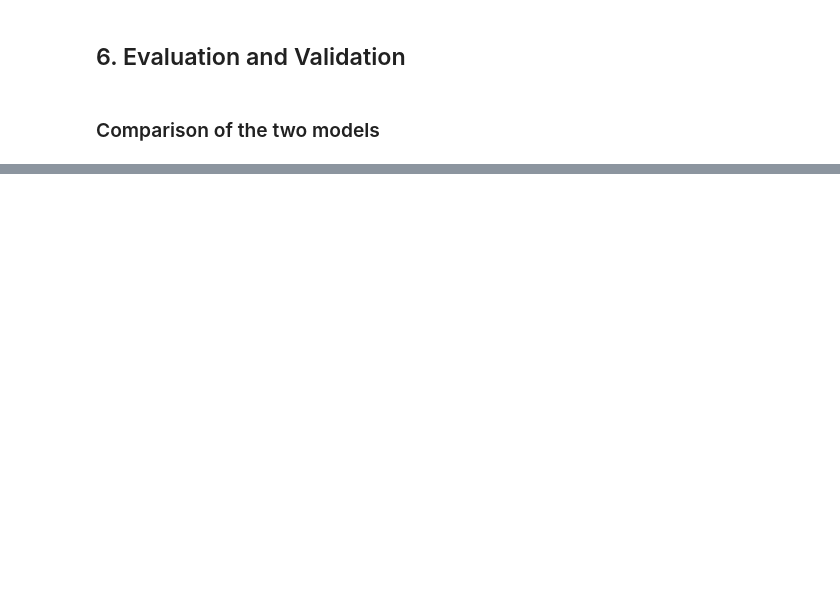
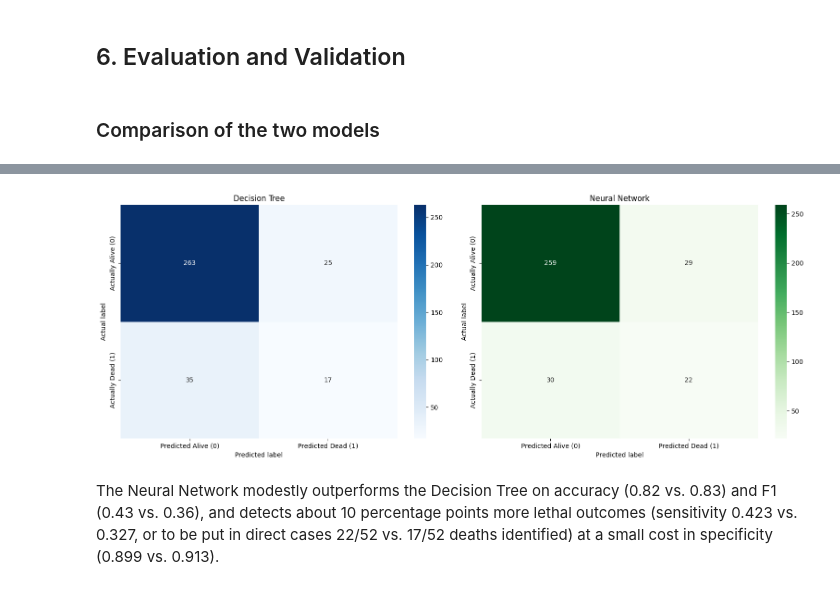
Before and after one commit to Clary1604/AMLHC_final_exam, a Jupyter notebook: MI_Complications.ipynb, the cells around one changed output, grey strips where cells are left out. Drawn from its saved outputs; the diff is of its cells as text; code cells hidden in the pictures; blank space fills up the shorter version.

```diff
--- a/MI_Complications.ipynb
+++ b/MI_Complications.ipynb
@@ -429,7 +399,7 @@ import matplotlib.pyplot as plt
 nn_pipeline = Pipeline(steps=[
     ("preprocessor", preprocessor),
     ("classifier", MLPClassifier(
-        hidden_layer_sizes=(10,),  # 10 neurons in one hidden layer
+        hidden_layer_sizes=(10,3),  # 10 neurons in three hidden layers
         max_iter=10000,
         random_state=42,
     ))
@@ -440,22 +410,3 @@ nn_pipeline.fit(X_train, y_train)
 
 # Make predictions on the test set
 y_pred_nn = nn_pipeline.predict(X_test)
-
-# Evaluate the model
-tn_nn, fp_nn, fn_nn, tp_nn = confusion_matrix(y_test, y_pred_nn).ravel()
-specificity_nn = tn_nn / (tn_nn + fp_nn)
-sensitivity_nn = tp_nn / (tp_nn + fn_nn)
-print("Neural Network - Specificity: ", specificity_nn.round(3))
-print("Neural Network - Sensitivity: ", sensitivity_nn.round(3))
-print("Neural Network - Classification Report:")
-print(classification_report(y_test, y_pred_nn))
-
-# Create a confusion matrix and visualize it
-print("Neural Network - Confusion Matrix:")
-cm_nn = confusion_matrix(y_test, y_pred_nn)
-sns.heatmap(cm_nn, annot=True, fmt="d", cmap="Greens",
-            xticklabels=["Predicted Alive (0)", "Predicted Dead (1)"],
-            yticklabels=["Actually Alive (0)", "Actually Dead (1)"])
-plt.tight_layout()
-plt.title("Neural Network Confusion Matrix")
-plt.show()
@@ -490,3 +455,29 @@ NN - Sensitivity: 0.423, Specificity: 0.910
+# %%
+# create a side-by-side confusion matrix comparison with seaborn
+fig, axes = plt.subplots(1, 2, figsize=(16, 6))
+
+cm_dt = confusion_matrix(y_test, y_pred_dt)
+sns.heatmap(cm_dt, annot=True, fmt="d", cmap="Blues", ax=axes[0],
+            xticklabels=["Predicted Alive (0)", "Predicted Dead (1)"],
+            yticklabels=["Actually Alive (0)", "Actually Dead (1)"])
+axes[0].set_title("Decision Tree")
+axes[0].set_xlabel("Predicted label")
+axes[0].set_ylabel("Actual label")
+
+cm_nn = confusion_matrix(y_test, y_pred_nn)
+sns.heatmap(cm_nn, annot=True, fmt="d", cmap="Greens", ax=axes[1],
+            xticklabels=["Predicted Alive (0)", "Predicted Dead (1)"],
+            yticklabels=["Actually Alive (0)", "Actually Dead (1)"])
+axes[1].set_title("Neural Network")
+axes[1].set_xlabel("Predicted label")
+axes[1].set_ylabel("Actual label")
+
+plt.tight_layout()
+plt.show()
+# %% [output]
+[figure, added]
+# %% [markdown]
+The Neural Network modestly outperforms the Decision Tree on accuracy (0.82 vs. 0.83) and F1 (0.43 vs. 0.36), and detects about 10 percentage points more lethal outcomes (sensitivity 0.423 vs. 0.327, or to be put in direct cases 22/52 vs. 17/52 deaths identified) at a small cost in specificity (0.899 vs. 0.913).
 # %% [markdown]
 ### Discussion: Decision Tree vs Neural Network
 
```
Also changed, not shown: parts of 7 cells of this notebook.
